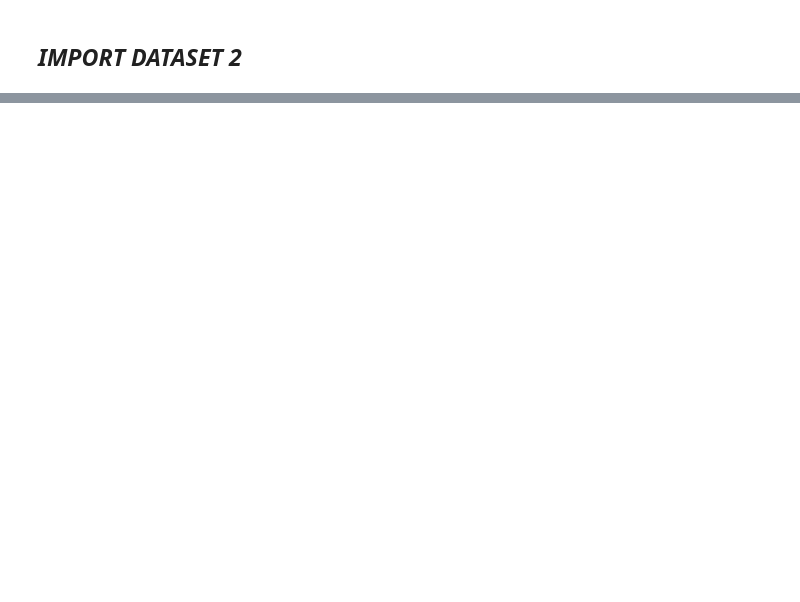
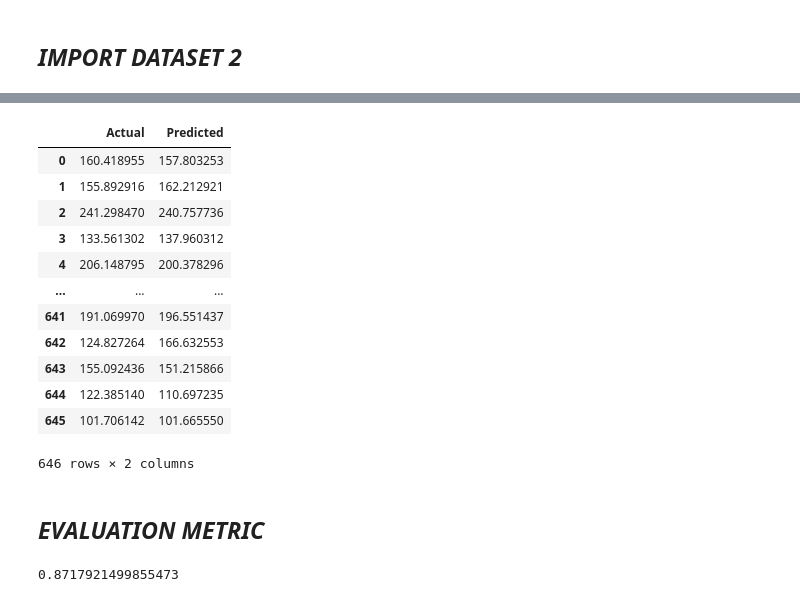
Before and after one commit to JayabharathiRavi/HOME_LLC, a Jupyter notebook: Home_LLC.ipynb, the cells around one changed output, grey strips where cells are left out. Cells and saved outputs as stored; diff of their text form; code cells hidden in the pictures; blank space fills up the shorter version.

```diff
--- a/Home_LLC.ipynb
+++ b/Home_LLC.ipynb
@@ -362,0 +425,2 @@ Index(['Date', 'AZ-Phoenix', 'CA-Los Angeles', 'CA-San Diego',
+# %%
+X_train, X_test, Y_train, Y_test = train_test_split(X, Y, test_size=0.2, random_state=3)
@@ -362,0 +429,11 @@ Index(['Date', 'AZ-Phoenix', 'CA-Los Angeles', 'CA-San Diego',
+# %%
+x_train=X_train
+y_train=Y_train
+x_test=X_test
+y_test=Y_test
+# %%
+for lr in [0.01,0.02,0.03,0.04,0.05,0.06,0.07,0.08,0.09,0.1,0.11,0.12,0.13,0.14,0.15,0.2,0.5,0.7,1,2]:
+  model = xgb.XGBRegressor(learning_rate = lr, n_estimators=100, verbosity = 0)
+  model.fit(x_train,y_train)
+  model.score(x_test, y_test)
+  print("Learning rate : ", lr, " Train score : ", model.score(X_train,y_train), " Cross-Val score : ", np.mean(cross_val_score(model, x_train, y_train, cv=10)))
@@ -362,0 +461,4 @@ Index(['Date', 'AZ-Phoenix', 'CA-Los Angeles', 'CA-San Diego',
+# %%
+import xgboost as xgb
+xgb = xgb.XGBRegressor(learning_rate = 1, n_estimators=100)
+xgb.fit(x_train,y_train)
@@ -362,0 +468,25 @@ Index(['Date', 'AZ-Phoenix', 'CA-Los Angeles', 'CA-San Diego',
+# %%
+y_test=Y_test
+y_pred = xgb.predict(X_test)
+df = pd.DataFrame({'Actual': y_test, 'Predicted': y_pred})
+df
+# %% [output]
+|  | Actual | Predicted |
+| 0 | 160.418955 | 157.803253 |
+| 1 | 155.892916 | 162.212921 |
+| 2 | 241.298470 | 240.757736 |
+| 3 | 133.561302 | 137.960312 |
+| 4 | 206.148795 | 200.378296 |
+| ... | ... | ... |
+| 641 | 191.069970 | 196.551437 |
+| 642 | 124.827264 | 166.632553 |
+| 643 | 155.092436 | 151.215866 |
+| 644 | 122.385140 | 110.697235 |
+| 645 | 101.706142 | 101.665550 |
+646 rows × 2 columns
+# %% [markdown]
+## *EVALUATION METRIC*
+# %%
+print(metrics.r2_score(xgb.predict(X_test),y_test))
+# %% [output]
+0.8717921499855473
```
Also changed, not shown: parts of 20 cells of this notebook.
